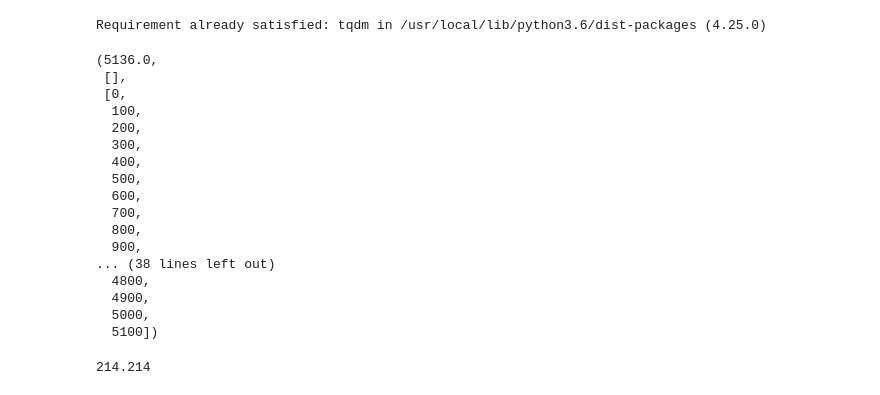
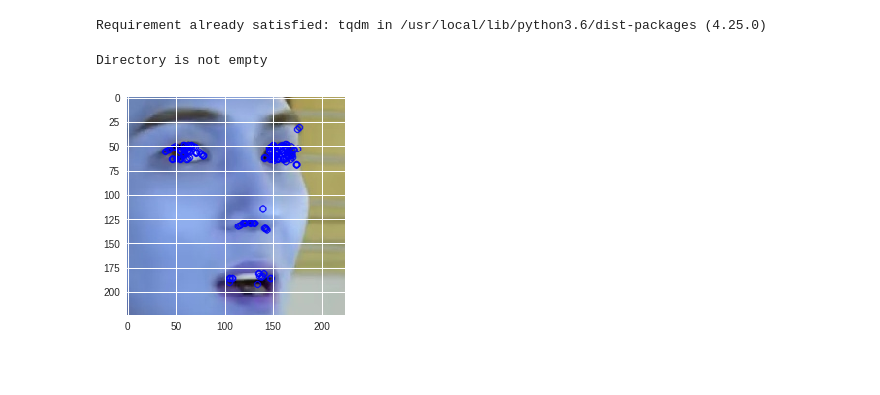
Before and after one commit to HyOsori/FaceClusterer, a Jupyter notebook: doomsheart/FaceClusterer.ipynb, the cells around one changed output. Saved outputs shown, nothing was run; the diff lists cells and outputs as text; code cells hidden in the pictures; blank space fills up the shorter version.

```diff
--- a/doomsheart/FaceClusterer.ipynb
+++ b/doomsheart/FaceClusterer.ipynb
@@ -54,7 +54,6 @@ PROGRAM_START_TIME = datetime.datetime.now().strftime('%Y%m%d_%H-%M-%S')
 SAVE_CROPPED_FACE_DIR = 'drive/Cropped_imgs/' + PROGRAM_START_TIME + '-' + VIDEO_FILE_NAME.split('.')[0]
 CASCADE_DIR = 'drive/FaceClustering/lbpcascade_frontalface_improved.xml'
 # %%
-
 def make_directory(_directory_name):
     if not os.path.exists(_directory_name):
         os.makedirs(_directory_name)
@@ -69,14 +68,13 @@ def get_frame(video_capture, frame):
     SEARCH_FRAME.append(frame)
     video_capture.set(cv.CAP_PROP_POS_FRAMES, frame)
     ret, img = video_capture.read()
-    fps = video_capture.get(cv.CAP_PROP_FPS)
-    return img, frame / fps, ret
+    return img, frame, ret
 
-def save_cropped_img(img, faces, sec):
+def save_cropped_img(img, faces, frame):
     if len(faces) != 0:
         i = 0
         for (x, y, w, h) in faces:
-            cv.imwrite(SAVE_CROPPED_FACE_DIR + "/" + str(sec).replace('.','_') + "_" + str(i) + ".jpg", img[y:y + h, x: x + w])
+            cv.imwrite(SAVE_CROPPED_FACE_DIR + "/" + str(frame) + "_" + str(i) + ".jpg", img[y:y + h, x: x + w])
             i += 1
     if cv.waitKey(1) & 0xFF == ord('q'):
         return False
@@ -87,37 +85,36 @@ make_directory(SAVE_CROPPED_FACE_DIR)
 m_video_capture = cv.VideoCapture(VIDEO_DIR + VIDEO_FILE_NAME)
 m_face_cascade = cv.CascadeClassifier(CASCADE_DIR)
 TOTAL_FRAME = m_video_capture.get(cv.CAP_PROP_FRAME_COUNT)
-FRAME_STEP = 100
+FRAME_STEP = 10
 LOAD_FAIL = []
-for frame in tqdm(range(0, int(TOTAL_FRAME), FRAME_STEP)):
-    img, sec, ret = get_frame(video_capture=m_video_capture, frame=frame)
-    ALL.append(sec)
-    if not ret:
-        LOAD_FAIL.append(sec)
-        continue
-    faces_area = get_area_of_frame_face_recognition(img=img, face_cascade=m_face_cascade)
-    save_cropped_img(img, faces_area, sec)
+if len(os.listdir(SAVE_CROPPED_FACE_DIR) ) == 0:
+    for frame in tqdm(range(0, int(TOTAL_FRAME), FRAME_STEP)):
+        img, frame, ret = get_frame(video_capture=m_video_capture, frame=frame)
+        if not ret:
+            LOAD_FAIL.append(frame)
+            continue
+        faces_area = get_area_of_frame_face_recognition(img=img, face_cascade=m_face_cascade)
+        save_cropped_img(img, faces_area, frame)
+    if len(LOAD_FAIL) > 0:
+        print("Fail to load %d of frame(s)" % len(LOAD_FAIL))
+        print(LOAD_FAIL)
+else:
+    print("Directory is not empty")
+    print("Already extracted in %s" % PROGRAM_START_TIME)
+# %% [output]
+Directory is not empty
-# %%
-TOTAL_FRAME, LOAD_FAIL, SEARCH_FRAME
-# %% [output]
-(5136.0,
- [],
- [0,
-  100,
-  200,
-  300,
-  400,
-  500,
-  600,
-  700,
-  800,
-  900,
-... (38 lines left out)
-  4800,
-  4900,
-  5000,
-  5100])
-# %%
-TOTAL_FRAME / m_video_capture.get(cv.CAP_PROP_FPS)
-# %% [output]
-214.214
+# %%
+import matplotlib.pyplot as plt
+%matplotlib inline
+def ORB():
+    img = cv.imread(SAVE_CROPPED_FACE_DIR + '/870_0.jpg')
+    imgray = cv.cvtColor(img, cv.COLOR_BGR2GRAY)
+    img2 = None
+    orb = cv.ORB_create()
+    kp, des = orb.detectAndCompute(img, None)
+    img2 = cv.drawKeypoints(img, kp, img2, (0, 0, 255), flags=0)
+    plt.imshow(img2)
+
+ORB()
+# %% [output]
+[figure, added]
```
Also changed, not shown: parts of 4 cells of this notebook.
